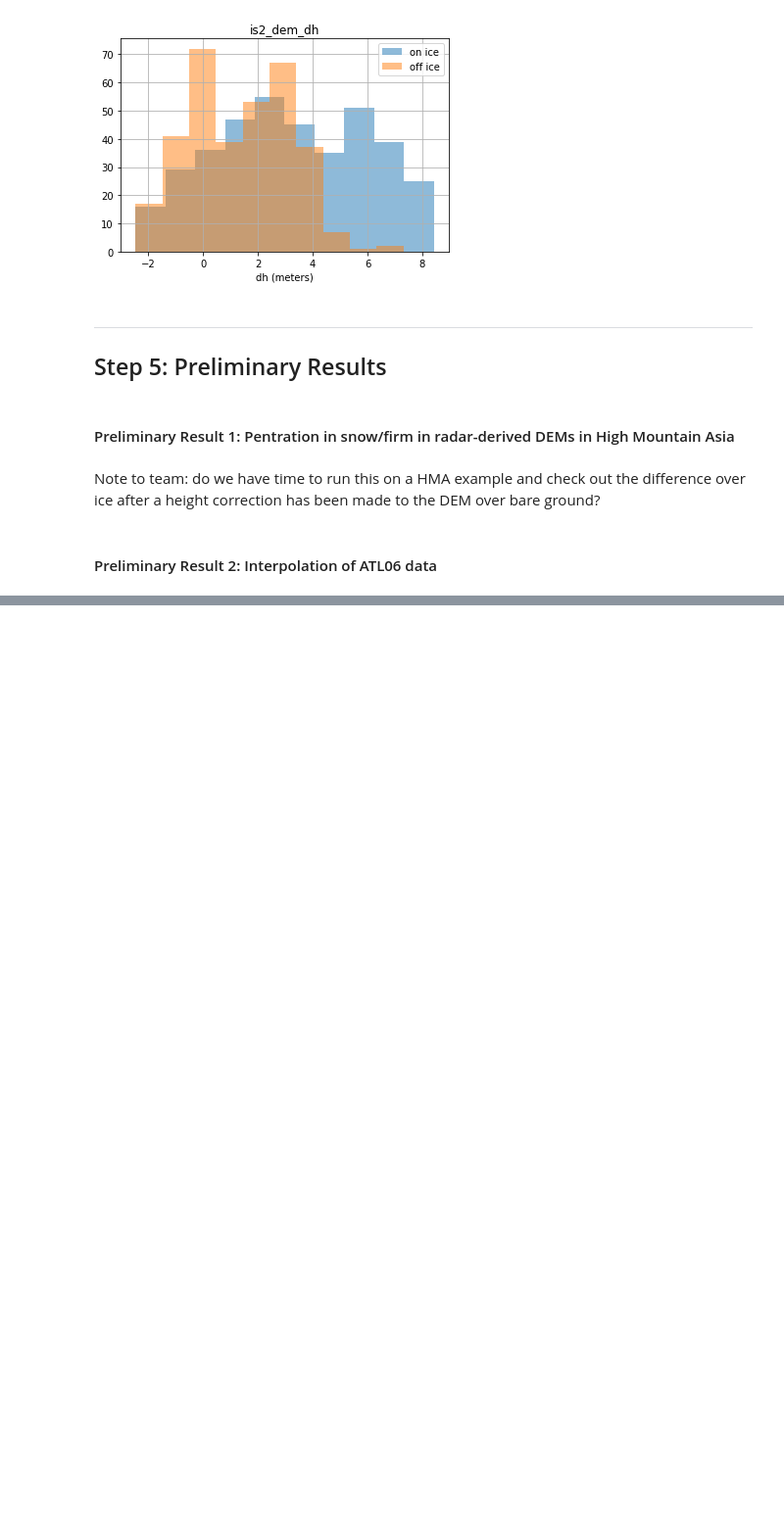
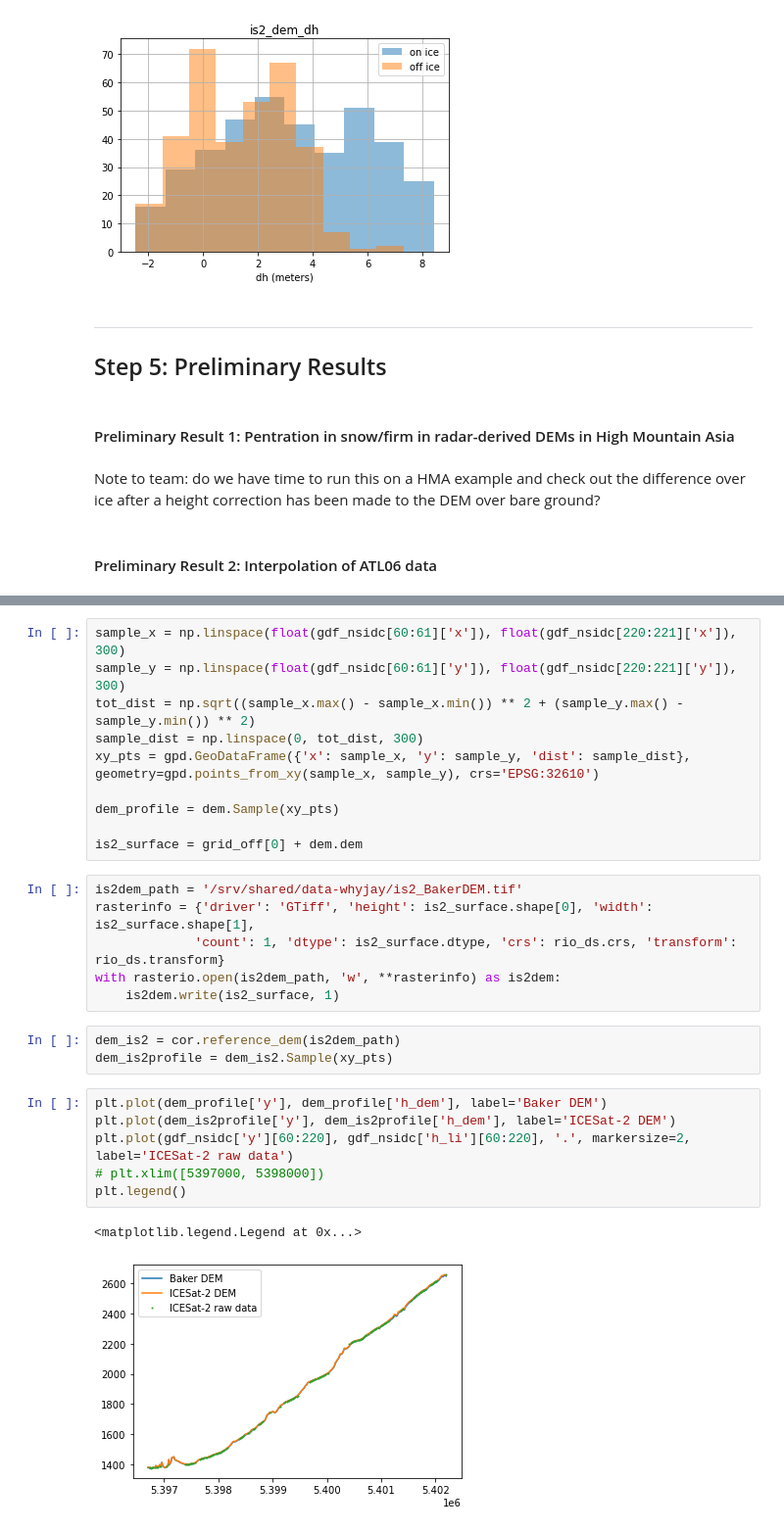
Before and after one commit to ICESAT-2HackWeek/Assimilation, a Jupyter notebook: notebooks/Assimilation_presentation.ipynb, the cells around one changed output, grey strips where cells are left out. Shown at 98% size. Saved outputs shown, nothing was run; the diff lists cells and outputs as text; blank space fills up the shorter version.

```diff
--- a/notebooks/Assimilation_presentation.ipynb
+++ b/notebooks/Assimilation_presentation.ipynb
@@ -470,0 +549,28 @@ Note to Whyjay: do you want to add an interpolation result here?
+# %%
+sample_x = np.linspace(float(gdf_nsidc[60:61]['x']), float(gdf_nsidc[220:221]['x']), 300)
+sample_y = np.linspace(float(gdf_nsidc[60:61]['y']), float(gdf_nsidc[220:221]['y']), 300)
+tot_dist = np.sqrt((sample_x.max() - sample_x.min()) ** 2 + (sample_y.max() - sample_y.min()) ** 2)
+sample_dist = np.linspace(0, tot_dist, 300)
+xy_pts = gpd.GeoDataFrame({'x': sample_x, 'y': sample_y, 'dist': sample_dist}, geometry=gpd.points_from_xy(sample_x, sample_y), crs='EPSG:32610')
+
+dem_profile = dem.Sample(xy_pts)
+
+is2_surface = grid_off[0] + dem.dem
+# %%
+is2dem_path = '/srv/shared/data-whyjay/is2_BakerDEM.tif'
+rasterinfo = {'driver': 'GTiff', 'height': is2_surface.shape[0], 'width': is2_surface.shape[1],
+             'count': 1, 'dtype': is2_surface.dtype, 'crs': rio_ds.crs, 'transform': rio_ds.transform}
+with rasterio.open(is2dem_path, 'w', **rasterinfo) as is2dem:
+    is2dem.write(is2_surface, 1)
+# %%
+dem_is2 = cor.reference_dem(is2dem_path)
+dem_is2profile = dem_is2.Sample(xy_pts)
+# %%
+plt.plot(dem_profile['y'], dem_profile['h_dem'], label='Baker DEM')
+plt.plot(dem_is2profile['y'], dem_is2profile['h_dem'], label='ICESat-2 DEM')
+plt.plot(gdf_nsidc['y'][60:220], gdf_nsidc['h_li'][60:220], '.', markersize=2, label='ICESat-2 raw data')
+# plt.xlim([5397000, 5398000])
+plt.legend()
+# %% [output]
+<matplotlib.legend.Legend at 0x...>
+[figure, added]
```
Also changed, not shown: parts of 10 cells of this notebook, 1 other file.
